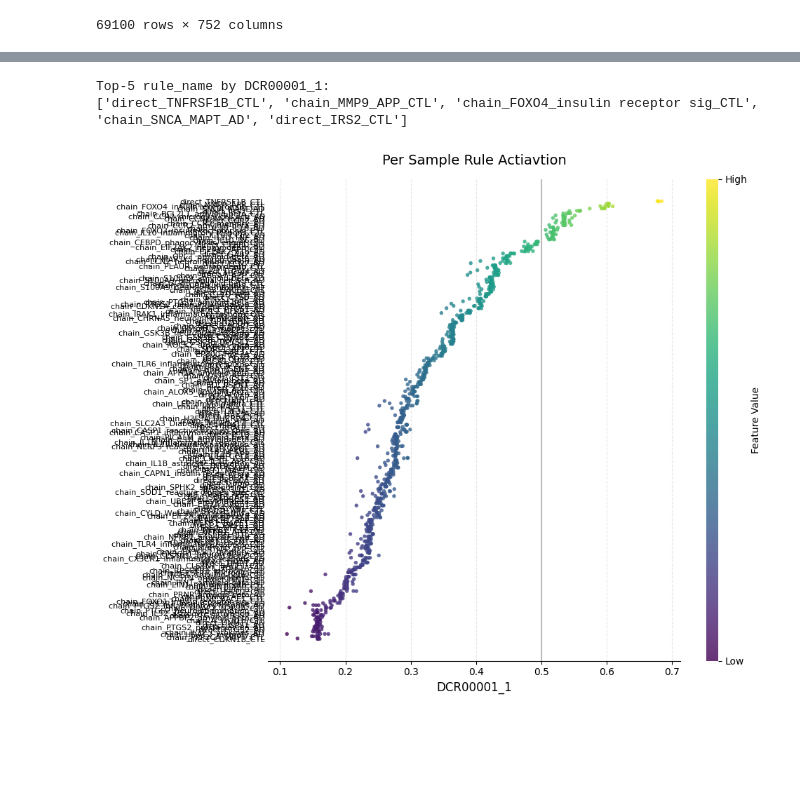
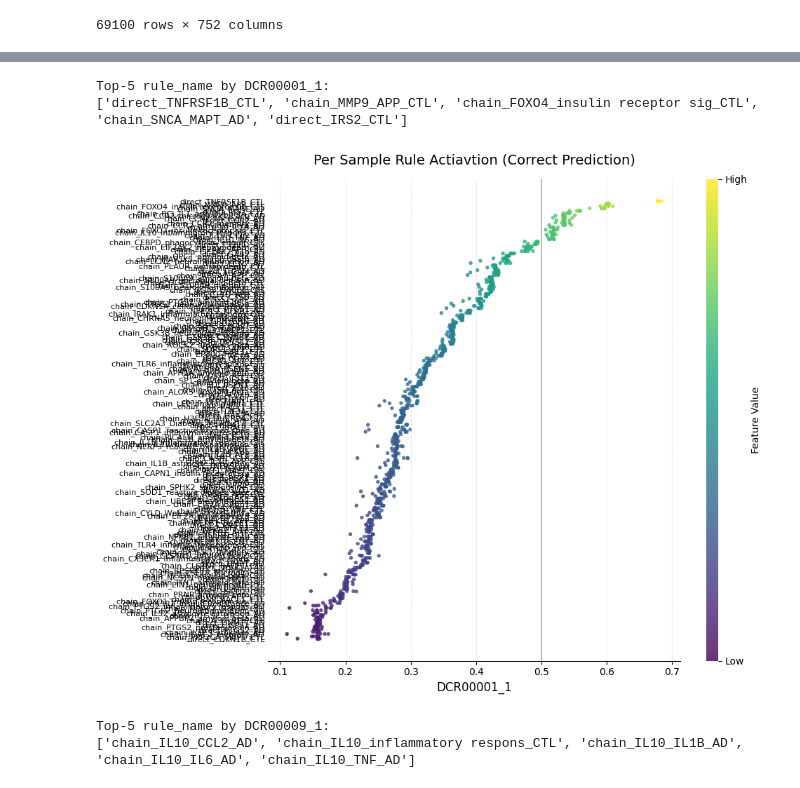
Before and after one commit to Xiaoxuan-Yu-ty/HybridKG, a Jupyter notebook: nesy_gnn/rule_activation_analysis.ipynb, the cells around one changed output, grey strips where cells are left out. Drawn from its saved outputs; the diff is of its cells as text; code cells hidden in the pictures; blank space fills up the shorter version.

Commit message:
save all rules

```diff
--- a/nesy_gnn/rule_activation_analysis.ipynb
+++ b/nesy_gnn/rule_activation_analysis.ipynb
@@ -85,6 +85,3 @@ def parse_rule_activations(result_path:str, meta_path)->pd.DataFrame:
 
     df_rule_activation = pd.concat(rule_dfs, axis=0)
     return df_rule_activation
-# %%
-df_rule_activation = parse_rule_activations(result_path, meta_path)
-df_rule_activation
@@ -210,0 +155,5 @@ new_df
+# %%
+# load df_ig_attributions
+df_attributions = pd.read_csv("../nesy_gnn/results/explain/AD_KG/rules/df_samplewise_rule_attributions.csv", index_col=0)
+df_attributions = df_attributions.reset_index()
+df_attributions
@@ -210,0 +174,4 @@ new_df
+# %%
+df_all_activation.insert(loc=1, column='Label', value = df_attributions['Label'])
+df_all_activation.insert(loc=2, column='Prediction', value=df_attributions['Prediction'])
+df_all_activation
@@ -305,15 +286,50 @@ def plot_rule_importance(df: pd.DataFrame, x_col: str, y_col: str,
 
     return plot_df
 # %%
-df_plot = plot_rule_importance(df=new_df,
+backbone = 'GAT'
+dataset = 'ANMerge'
+k = 4
+model_type = "FuzzyGAT_direct_rules"
+
+plot_df = df_all_activation[(df_all_activation['model']==model_type) &
+                            (df_all_activation['dataset']==dataset) &
+                            (df_all_activation['k'] == str(k))
+                            ]
+
+if 'sample_id' not in plot_df.columns and plot_df.index.name=='sample_id':
+    plot_df.reset_index()
+non_rule_cols = ['model', 'fold', 'dataset', 'k', 'backbone', 'Label', 'Prediction']
+rule_cols = [col for col in plot_df.columns if col not in non_rule_cols]
+
+plot_df = plot_df[rule_cols]
+
+# melt
+melted = plot_df.melt(id_vars='sample_id', var_name='rule_name', value_name='activation')
+melted['occ'] = melted.groupby(['sample_id', 'rule_name']).cumcount()
+
+new_df = melted.pivot(index=['rule_name','occ'], columns='sample_id', values='activation').reset_index()
+new_df = new_df.drop(columns=['occ']).dropna()
+
+df_plot1 = plot_rule_importance(df=new_df,
                             x_col='DCR00001_1',
                             y_col='rule_name',
-                            title='Per Sample Rule Actiavtion',
+                            title='Per Sample Rule Actiavtion (Correct Prediction)',
                             cmap='viridis',
                             central_vertical_line=0.5,
                             interpolate=False,
                             save_path = False)
+
+df_plot2 = plot_rule_importance(df=new_df,
+                            x_col='DCR00009_1',
+                            y_col='rule_name',
+                            title='Per Sample Rule Actiavtion (Wrong Prediction)',
+                            cmap='viridis',
+                            central_vertical_line=0.5,
+                            interpolate=False,
+                            save_path = False)
 # %% [output]
 Top-5 rule_name by DCR00001_1:
 ['direct_TNFRSF1B_CTL', 'chain_MMP9_APP_CTL', 'chain_FOXO4_insulin receptor sig_CTL', 'chain_SNCA_MAPT_AD', 'direct_IRS2_CTL']
-[figure, old version]
+[figure, new version]
+Top-5 rule_name by DCR00009_1:
+['chain_IL10_CCL2_AD', 'chain_IL10_inflammatory respons_CTL', 'chain_IL10_IL1B_AD', 'chain_IL10_IL6_AD', 'chain_IL10_TNF_AD']
```
Also changed, not shown: parts of 14 cells of this notebook, 4 other files.
